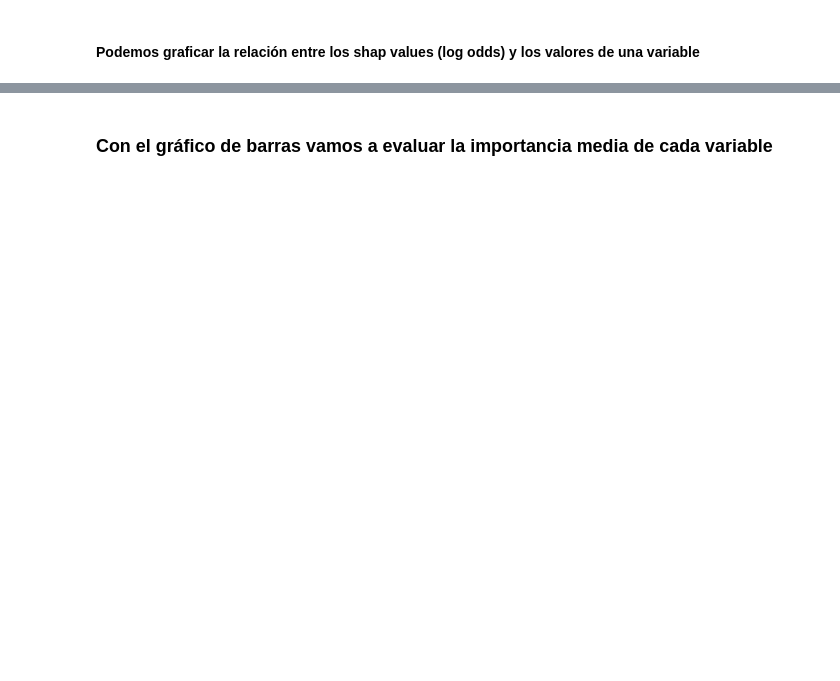
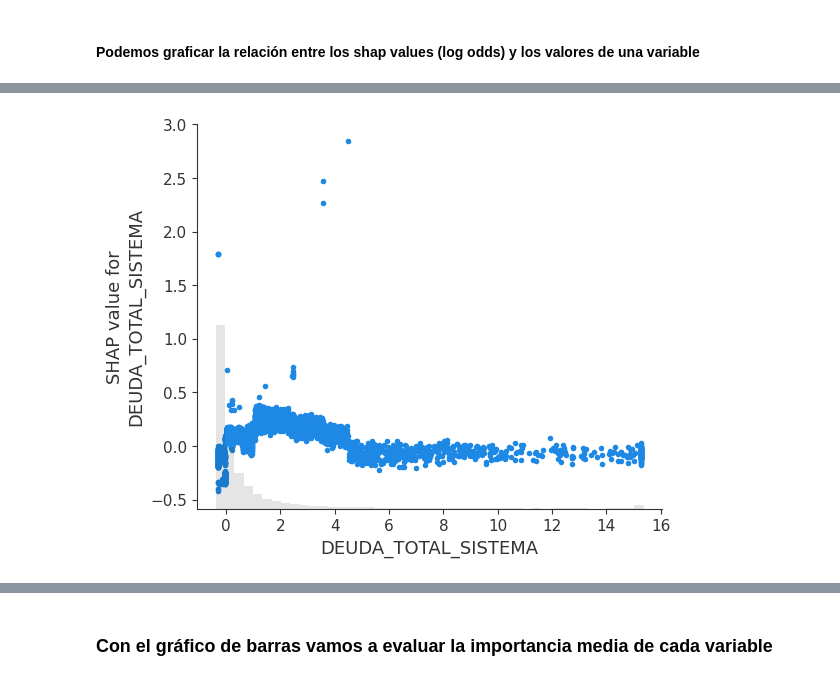
Before and after one commit to jpantojaj/Backtesting_Stresstesting, a Jupyter notebook: Sesión_2_4_Construccion_Credit_Scoring.ipynb, the cells around one changed output, grey strips where cells are left out. Cells and saved outputs as stored; diff of their text form; code cells hidden in the pictures; blank space fills up the shorter version.

```diff
--- a/Sesión_2_4_Construccion_Credit_Scoring.ipynb
+++ b/Sesión_2_4_Construccion_Credit_Scoring.ipynb
@@ -1728,7 +1846,7 @@ gbc_param_grid = dict(
 
 # search
 reg_gbc2 = RandomizedSearchCV(gbc2, gbc_param_grid, scoring='roc_auc', cv=5, return_train_score=True, n_iter = 60, random_state=10, n_jobs=4)
-search_gbc2 = reg_gbc2.fit(X_train_woe_enc_tot_rus, y_train_rus)
+search_gbc2 = reg_gbc2.fit(X_train_rus, y_train_rus)
 
 # best hyperparameters
 search_gbc2.best_params_
@@ -1815,14 +1923,14 @@ from sklearn.calibration import CalibratedClassifierCV
 # %%
 # Sobre el modelo original
 # Calibración Sigmoide
-cal_sigmoid = CalibratedClassifierCV(search_gbc, cv='prefit', method='sigmoid')
-cal_sigmoid.fit(X_test_woe_enc_tot, y_test)
-prob_sigmoid = cal_sigmoid.predict_proba(X_test_woe_enc_tot)[:, 1]
+cal_sigmoid = CalibratedClassifierCV(gbc, cv='prefit', method='sigmoid')
+cal_sigmoid.fit(X_test_t2_p, y_test)
+prob_sigmoid = cal_sigmoid.predict_proba(X_test_t2_p)[:, 1]
 
 # Calibración Isotónica
-cal_isotonic = CalibratedClassifierCV(search_gbc, cv='prefit', method='isotonic')
-cal_isotonic.fit(X_test_woe_enc_tot, y_test)
-prob_isotonic = cal_isotonic.predict_proba(X_test_woe_enc_tot)[:, 1]
+cal_isotonic = CalibratedClassifierCV(gbc, cv='prefit', method='isotonic')
+cal_isotonic.fit(X_test_t2_p, y_test)
+prob_isotonic = cal_isotonic.predict_proba(X_test_t2_p)[:, 1]
 # %% [markdown]
 #### Revisemos la calibración Sigmoide
 # %%
@@ -1857,13 +1965,13 @@ print('Brier Score: {}'.format(brier_score_loss(y_test, prob_isotonic)))
 # Sobre el modelo balanceado por undersampling
 # Calibración Sigmoide
 cal_sigmoid2 = CalibratedClassifierCV(search_gbc2, cv='prefit', method='sigmoid')
-cal_sigmoid2.fit(X_test_woe_enc_tot, y_test)
-prob_sigmoid2 = cal_sigmoid2.predict_proba(X_test_woe_enc_tot)[:, 1]
+cal_sigmoid2.fit(X_test_t2_p, y_test)
+prob_sigmoid2 = cal_sigmoid2.predict_proba(X_test_t2_p)[:, 1]
 
 # Calibración Isotónica
 cal_isotonic2 = CalibratedClassifierCV(search_gbc2, cv='prefit', method='isotonic')
-cal_isotonic2.fit(X_test_woe_enc_tot, y_test)
-prob_isotonic2 = cal_isotonic2.predict_proba(X_test_woe_enc_tot)[:, 1]
+cal_isotonic2.fit(X_test_t2_p, y_test)
+prob_isotonic2 = cal_isotonic2.predict_proba(X_test_t2_p)[:, 1]
 # %%
 # Calibración sigmoidea
 plot_calibration_curve(y_test, prob_sigmoid2, bins=10, strategy='uniform')
@@ -1934,5 +2066,5 @@ pip install shap
 import shap
 # %%
 explainer = shap.Explainer(gbc)
-shap_values_bin = explainer(X_test_woe_enc_tot)
+shap_values_bin = explainer(X_test_t2_p)
 print(shap_values_bin.shape)
@@ -1956,5 +2098,7 @@ shap.plots.scatter(shap_values_bin[:, "EDAD_T"])
 # %%
-shap.plots.scatter(shap_values_bin[:, "INGRESO_CLIENTE"])
+shap.plots.scatter(shap_values_bin[:, "DEUDA_TOTAL_SISTEMA"])
+# %% [output]
+[figure, added]
 # %%
 # En este punto revisamos el valor en probabilidad y como se explica cada punto
 shap.initjs()
```
Also changed, not shown: parts of 87 cells of this notebook.
